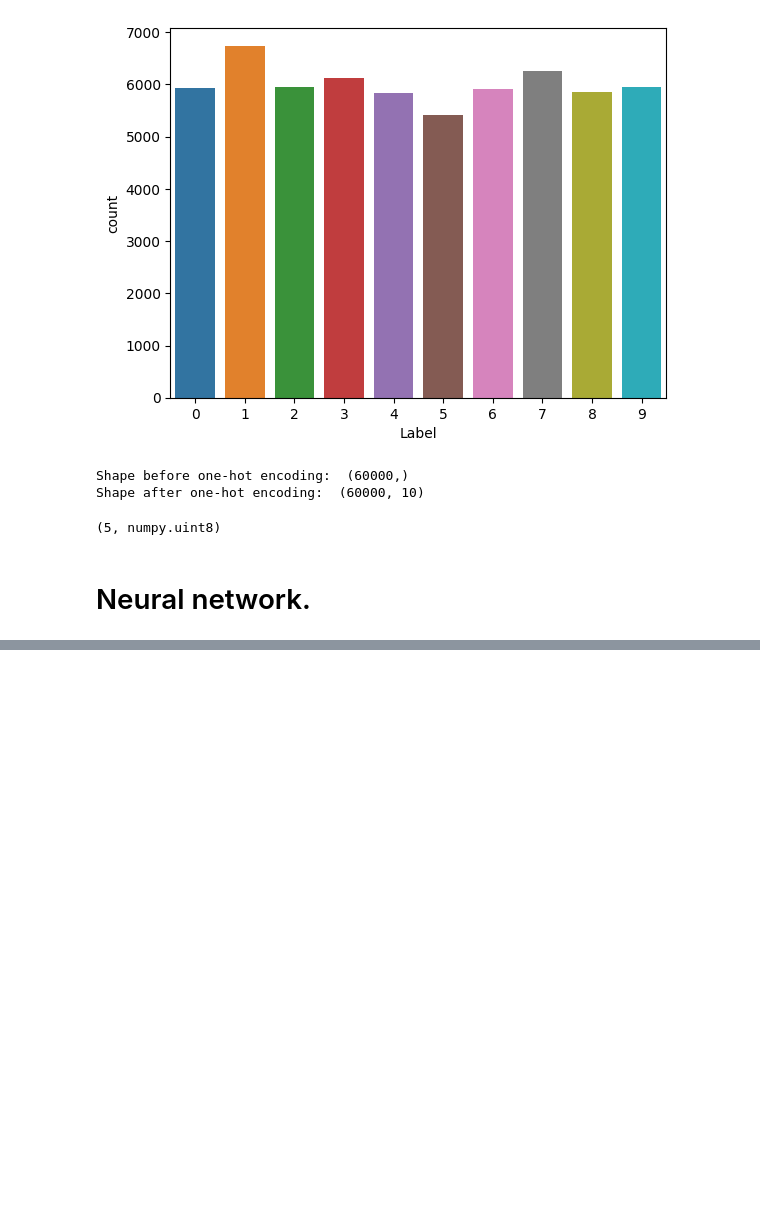
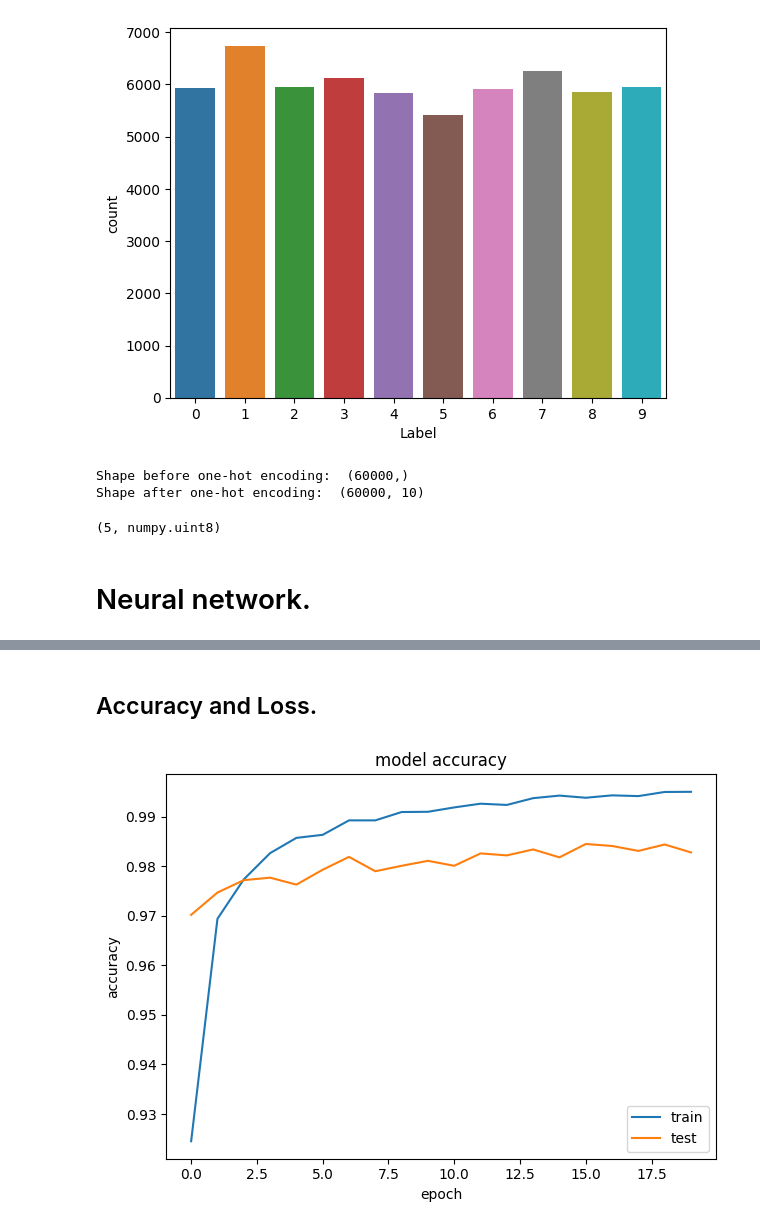
Before and after one commit to Suman-Adhikary/MNIST_Handwritting_digit_prediction, a Jupyter notebook: Handwritten_Digit_Prediction.ipynb, the cells around one changed output, grey strips where cells are left out. Saved outputs shown, nothing was run; the diff lists cells and outputs as text; code cells hidden in the pictures; blank space fills up the shorter version.

```diff
--- a/Handwritten_Digit_Prediction.ipynb
+++ b/Handwritten_Digit_Prediction.ipynb
@@ -97,9 +98,9 @@ plt.show()
 # %%
 n_classes = 10
 print("Shape before one-hot encoding: ", y_train.shape)
-Y_train = np_utils.to_categorical(y_train, n_classes)
-Y_test = np_utils.to_categorical(y_test, n_classes)
-print("Shape after one-hot encoding: ", Y_train.shape)
+Y_train_ = np_utils.to_categorical(y_train, n_classes)
+Y_test_ = np_utils.to_categorical(y_test, n_classes)
+print("Shape after one-hot encoding: ", Y_train_.shape)
 # %% [output]
 Shape before one-hot encoding:  (60000,)
 Shape after one-hot encoding:  (60000, 10)
@@ -124,9 +125,9 @@ model.add(Activation('softmax'))
 # %%
 model.compile(loss='categorical_crossentropy', metrics=['accuracy'], optimizer='adam')
 # %%
-model.fit(X_train, Y_train,
-          batch_size=128, epochs=20,
-          verbose=2,
-          validation_data=(X_test, Y_test))
+history = model.fit(X_train, Y_train_,
+            batch_size=128, epochs=20,
+            verbose=2,
+            validation_data=(X_test, Y_test_))
 # %% [output]
 Epoch 1/20
@@ -149,0 +150,14 @@ Epoch 20/20
+# %% [markdown]
+## Accuracy and Loss.
+# %%
+fig = plt.figure()
+plt.plot(history.history['accuracy'])
+plt.plot(history.history['val_accuracy'])
+plt.title('model accuracy')
+plt.ylabel('accuracy')
+plt.xlabel('epoch')
+plt.legend(['train', 'test'], loc='lower right')
+plt.tight_layout()
+plt.show()
+# %% [output]
+[figure, added]
```
Also changed, not shown: parts of 10 cells of this notebook.
